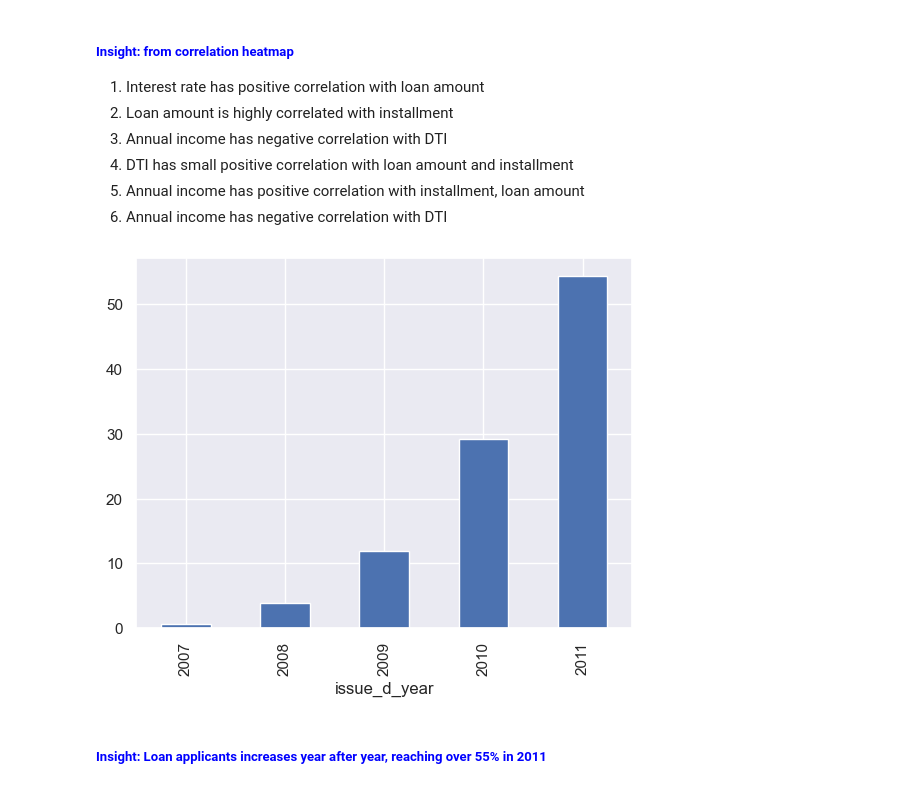
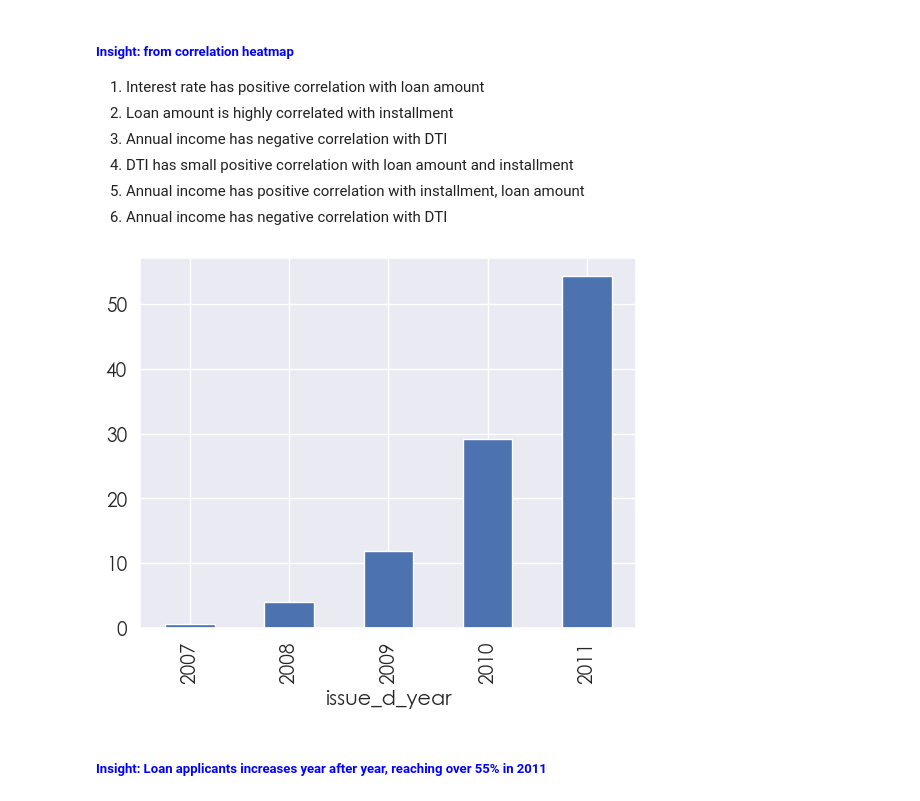
Before and after one commit to sarpsl/LendingClubCaseStudy, a Jupyter notebook: Syed_Abdul_Rahim.ipynb, the cells around one changed output. Saved outputs shown, nothing was run; the diff lists cells and outputs as text; code cells hidden in the pictures.

```diff
--- a/Syed_Abdul_Rahim.ipynb
+++ b/Syed_Abdul_Rahim.ipynb
@@ -356,6 +356,7 @@ univariate_cat(df, 'term')
 # %%
 # continous columns corelation
 plt.figure(figsize=(12,7))
+sns.set_theme(style='darkgrid', font='Century Gothic', font_scale=1)
 sns.heatmap(df[continous_cols].corr(), annot=True)
 plt.show()
 # %% [output]
@@ -370,10 +371,11 @@ plt.show()
 6. Annual income has negative correlation with DTI
 # %%
 # year vs loan_status count
+sns.set_theme(style='darkgrid', font='Century Gothic', font_scale=1.25)
 df.groupby('issue_d_year')['loan_status'].count().apply(lambda x: x*100 / len(df)).plot(kind='bar')
 plt.show()
 # %% [output]
-[figure, old version]
+[figure, new version]
 # %% [markdown]
 ##### <font color='blue'>Insight: Loan applicants increases year after year, reaching over 55% in 2011</font>
 # %%
```
Also changed, not shown: parts of 18 cells of this notebook, 1 other file.
